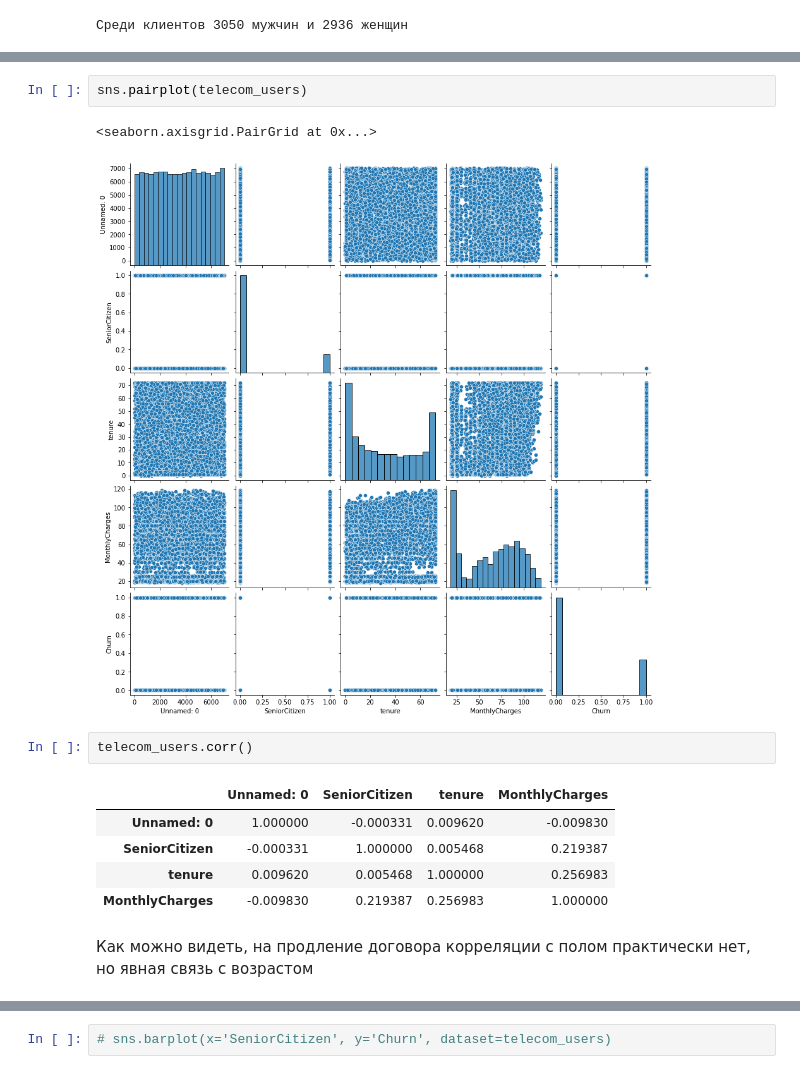
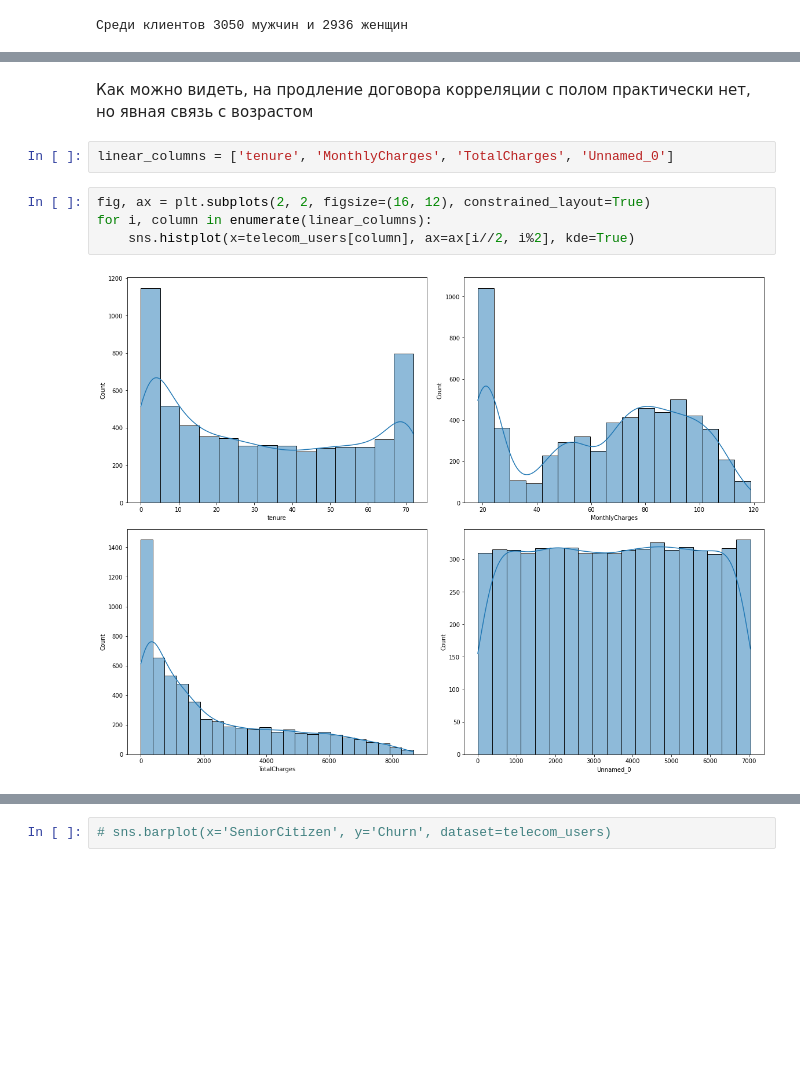
Before and after one commit to ddmitry80/ds_coursework_ml_beginner, a Jupyter notebook: Coursework_ML.ipynb, the cells around one changed output, grey strips where cells are left out. Cells and saved outputs as stored; diff of their text form; blank space fills up the shorter version.

```diff
--- a/Coursework_ML.ipynb
+++ b/Coursework_ML.ipynb
@@ -193,15 +244,10 @@ ax.set(title='Не продлившие договор клиенты по по
-# %%
-sns.pairplot(telecom_users)
-# %% [output]
-<seaborn.axisgrid.PairGrid at 0x...>
-[figure, removed]
-# %%
-telecom_users.corr()
-# %% [output]
-|  | Unnamed: 0 | SeniorCitizen | tenure | MonthlyCharges |
-| Unnamed: 0 | 1.000000 | -0.000331 | 0.009620 | -0.009830 |
-| SeniorCitizen | -0.000331 | 1.000000 | 0.005468 | 0.219387 |
-| tenure | 0.009620 | 0.005468 | 1.000000 | 0.256983 |
-| MonthlyCharges | -0.009830 | 0.219387 | 0.256983 | 1.000000 |
 # %% [markdown]
 Как можно видеть, на продление договора корреляции с полом практически нет, но явная связь с возрастом
+# %%
+linear_columns = ['tenure', 'MonthlyCharges', 'TotalCharges', 'Unnamed_0']
+# %%
+fig, ax = plt.subplots(2, 2, figsize=(16, 12), constrained_layout=True)
+for i, column in enumerate(linear_columns):
+    sns.histplot(x=telecom_users[column], ax=ax[i//2, i%2], kde=True)
+# %% [output]
+[figure, added]
```
Also changed, not shown: parts of 52 cells of this notebook.
